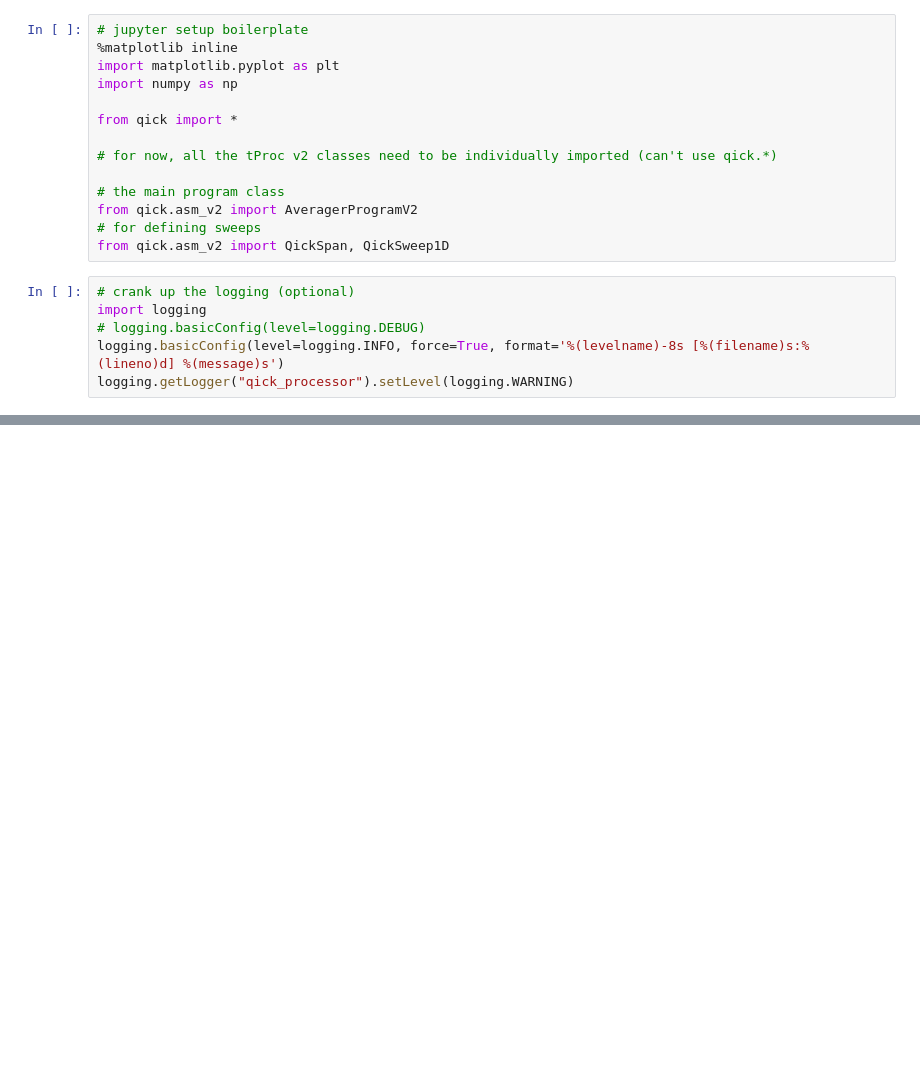
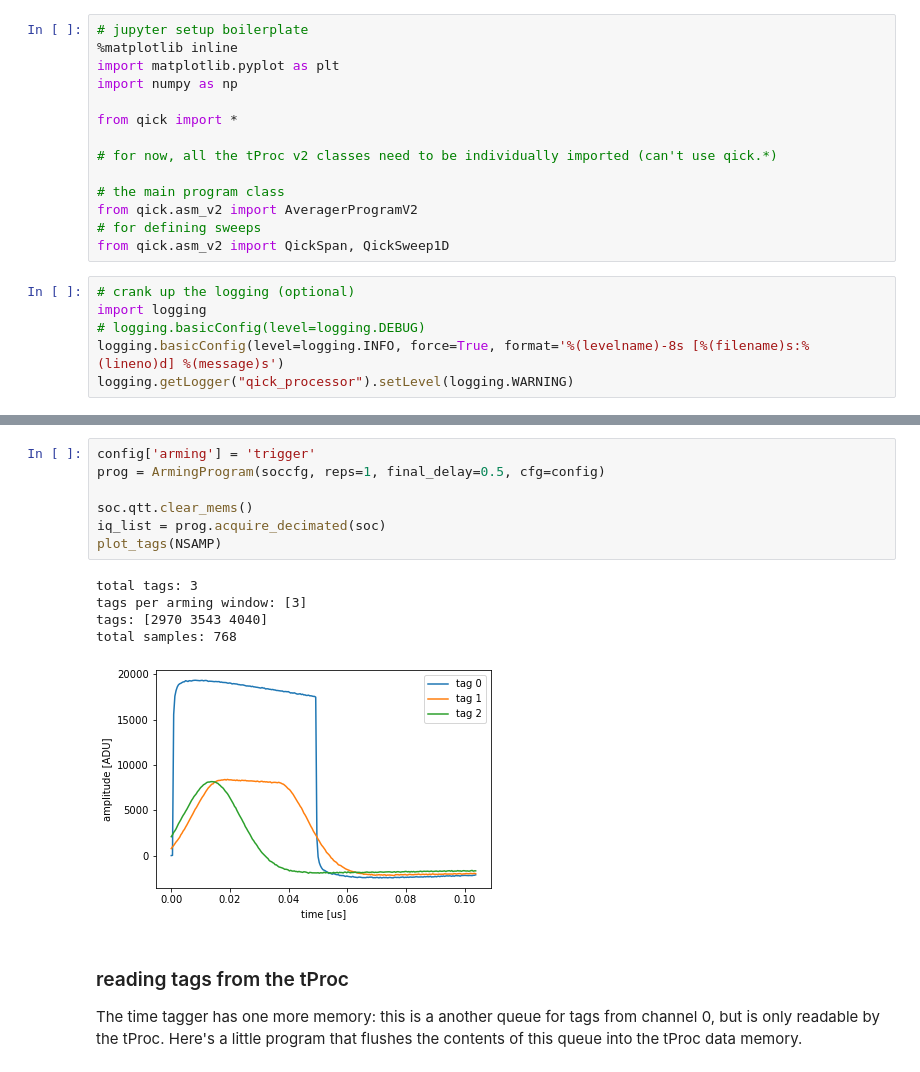
Before and after one commit to meeg/qick_demos_sho, a Jupyter notebook: time_tagger/time_tagger_sho.ipynb, the cells around one changed output, grey strips where cells are left out. Cells and saved outputs as stored; diff of their text form; blank space fills up the shorter version.

```diff
--- a/time_tagger/time_tagger_sho.ipynb
+++ b/time_tagger/time_tagger_sho.ipynb
@@ -280,0 +300,17 @@ if soc.qtt.smp_qty>0:
+# %%
+config['arming'] = 'trigger'
+prog = ArmingProgram(soccfg, reps=1, final_delay=0.5, cfg=config)
+
+soc.qtt.clear_mems()
+iq_list = prog.acquire_decimated(soc)
+plot_tags(NSAMP)
+# %% [output]
+total tags: 3
+tags per arming window: [3]
+tags: [2970 3543 4040]
+total samples: 768
+[figure, added]
+# %% [markdown]
+### reading tags from the tProc
+The time tagger has one more memory: this is a another queue for tags from channel 0, but is only readable by the tProc.
+Here's a little program that flushes the contents of this queue into the tProc data memory.
```
Also changed, not shown: parts of 40 cells of this notebook.
